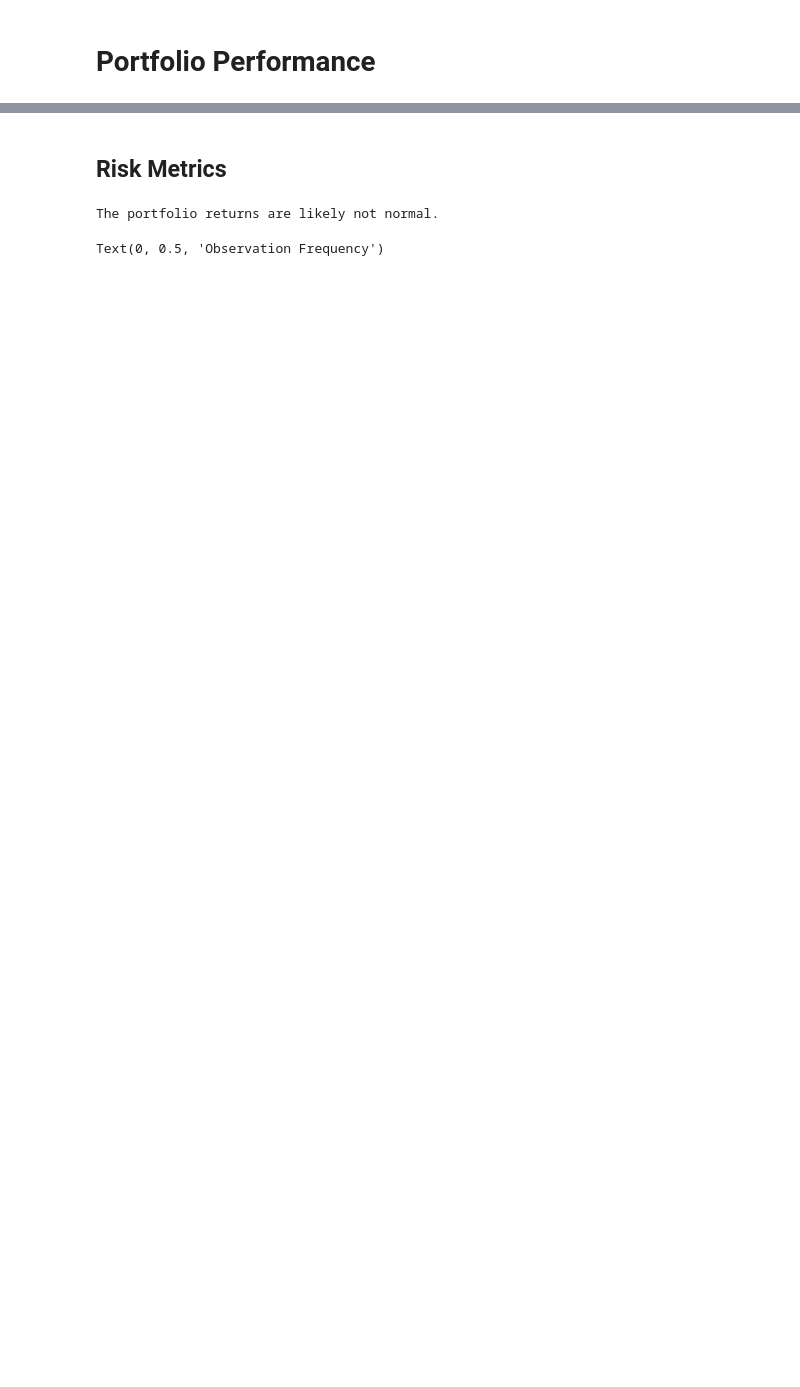
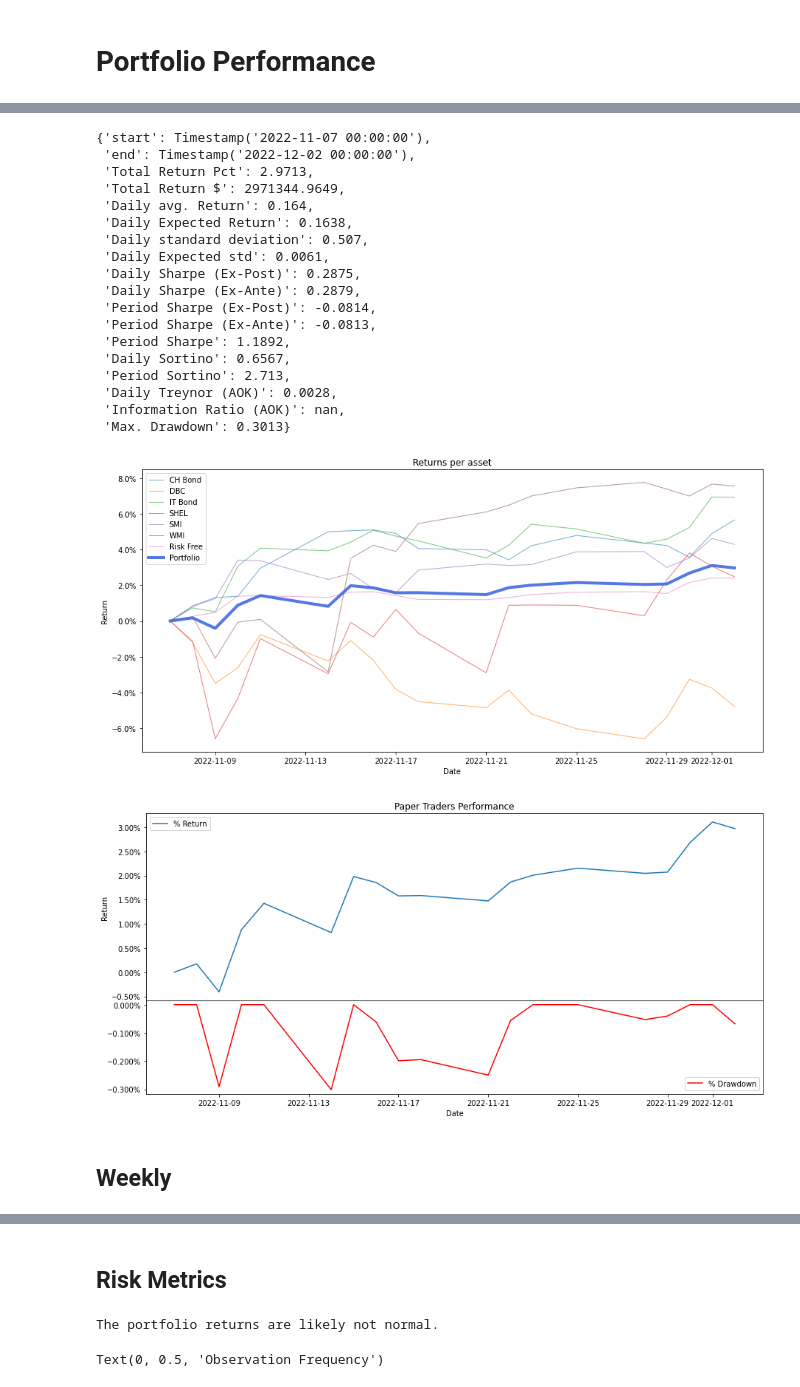
Before and after one commit to Sannitz/Financial-Modelling, a Jupyter notebook: performance.ipynb, the cells around one changed output, grey strips where cells are left out. Cells and saved outputs as stored; diff of their text form; code cells hidden in the pictures; blank space fills up the shorter version.

```diff
--- a/performance.ipynb
+++ b/performance.ipynb
@@ -16,4 +12,7 @@ The autoreload extension is already loaded. To reload it, use:
 # %%
+# Time of Analysis
 start = '2022-11-07'
-end = '2022-11-19'
+end = '2022-12-05'
+
+benchmark = 'AOK'
 # %%
@@ -35,3 +62,3 @@ weights = {
 # %%
-c_ret = u.create_portfolio_returns(df, weights)
-c_ret = pd.merge(c_ret, df.pct_change(), how='left', left_index=True, right_index=True)
+# c_ret = u.create_portfolio_returns(df, alloc.shares.to_dict())
+# c_ret = pd.merge(c_ret, df.pct_change(), how='left', left_index=True, right_index=True)
@@ -54,0 +65,25 @@ c_ret
+# %%
+u.portfolio_return(start, end, c_ret)
+# %% [output]
+{'start': Timestamp('2022-11-07 00:00:00'),
+ 'end': Timestamp('2022-12-02 00:00:00'),
+ 'Total Return Pct': 2.9713,
+ 'Total Return $': 2971344.9649,
+ 'Daily avg. Return': 0.164,
+ 'Daily Expected Return': 0.1638,
+ 'Daily standard deviation': 0.507,
+ 'Daily Expected std': 0.0061,
+ 'Daily Sharpe (Ex-Post)': 0.2875,
+ 'Daily Sharpe (Ex-Ante)': 0.2879,
+ 'Period Sharpe (Ex-Post)': -0.0814,
+ 'Period Sharpe (Ex-Ante)': -0.0813,
+ 'Period Sharpe': 1.1892,
+ 'Daily Sortino': 0.6567,
+ 'Period Sortino': 2.713,
+ 'Daily Treynor (AOK)': 0.0028,
+ 'Information Ratio (AOK)': nan,
+ 'Max. Drawdown': 0.3013}
+[figure, added]
+[figure, added]
+# %% [markdown]
+## Weekly
```
Also changed, not shown: parts of 39 cells of this notebook, 1 other file.
